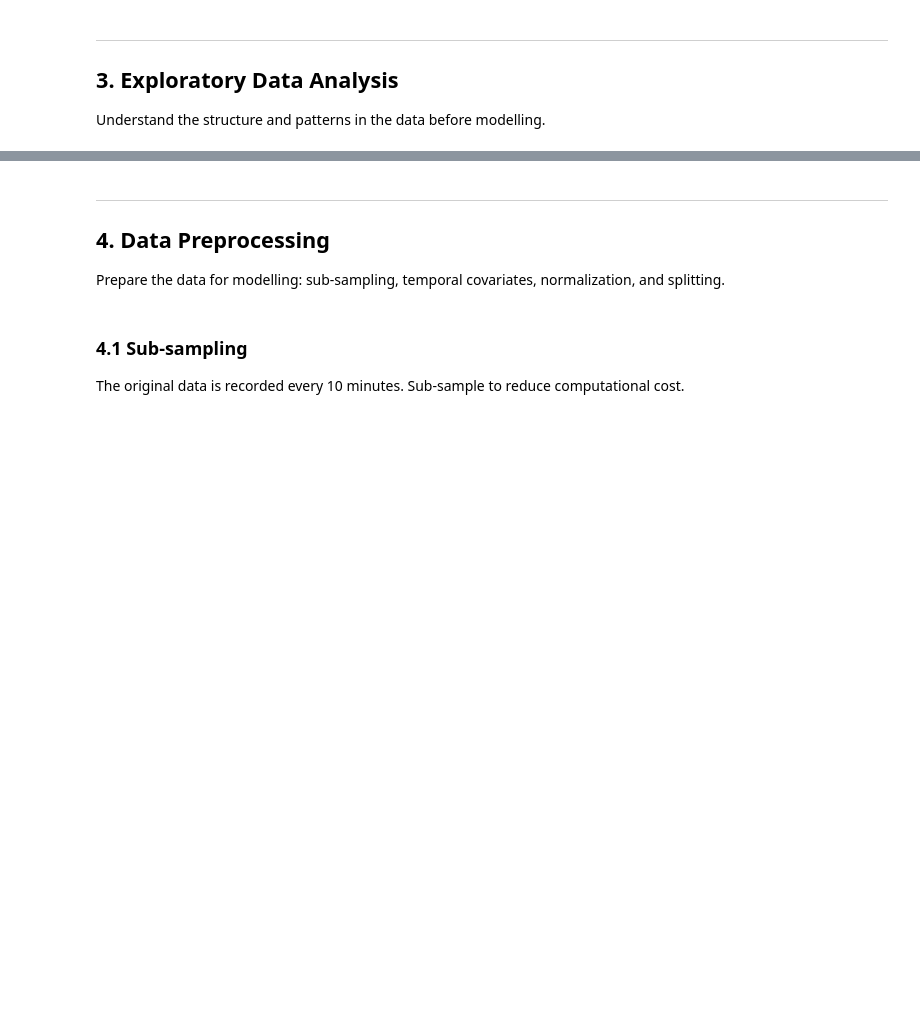
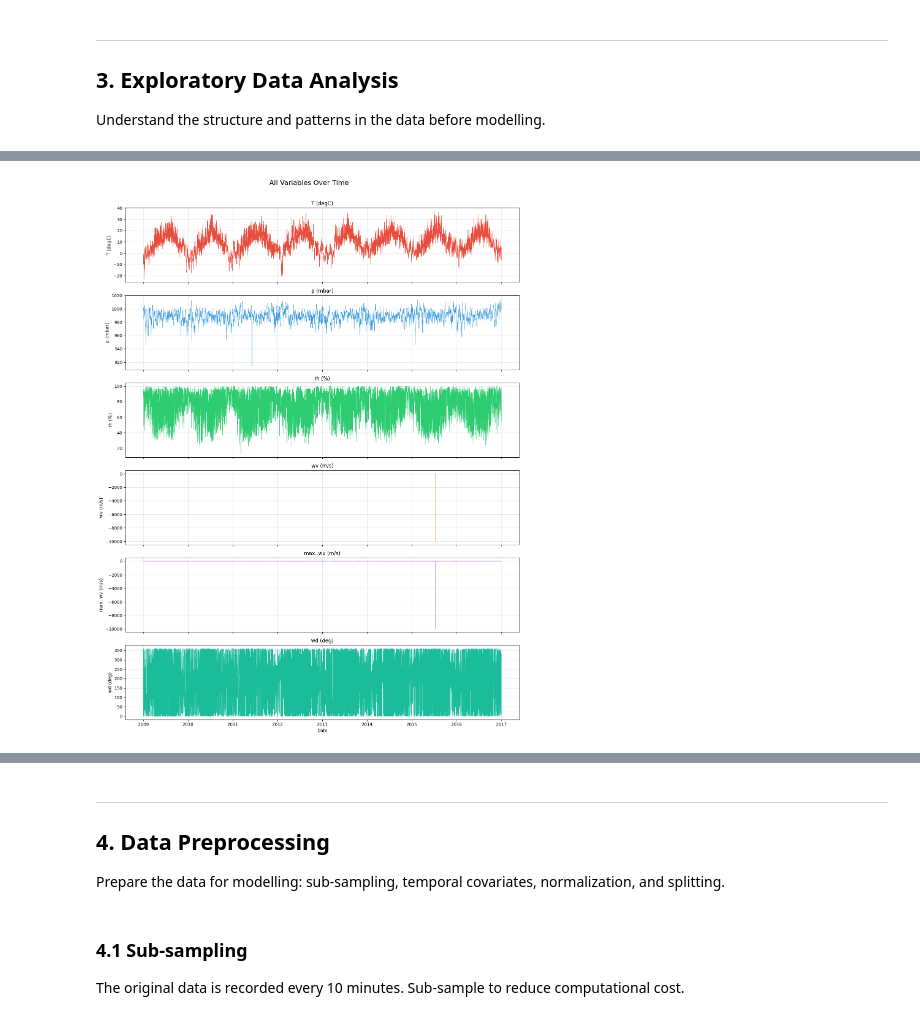
Before and after one commit to dudocas12/Advanced-Time-Series-Forecasting-Optimization-and-Explainability, a Jupyter notebook: main.ipynb, the cells around one changed output, grey strips where cells are left out. Saved outputs shown, nothing was run; the diff lists cells and outputs as text; code cells hidden in the pictures; blank space fills up the shorter version.

```diff
--- a/main.ipynb
+++ b/main.ipynb
@@ -117,14 +164,13 @@ Load the Jena Climate dataset. Keep only the **required variables**:
 # %%
-# TODO: Select only the required columns
-# REQUIRED_COLS = ['Date Time', 'T (degC)', 'p (mbar)', 'rh (%)', 'wv (m/s)', 'max. wv (m/s)', 'wd (deg)']
-# TARGET_COL = 'T (degC)'
-# df = df_raw[REQUIRED_COLS].copy()
+REQUIRED_COLS = ['Date Time', 'T (degC)', 'p (mbar)', 'rh (%)', 'wv (m/s)', 'max. wv (m/s)', 'wd (deg)']
+TARGET_COL = 'T (degC)'
+df = df_raw[REQUIRED_COLS].copy()
 
-# TODO: Parse 'Date Time' as datetime
-# df['Date Time'] = pd.to_datetime(df['Date Time'])
-# df = df.set_index('Date Time')
+df['Date Time'] = pd.to_datetime(df['Date Time'], format='%d.%m.%Y %H:%M:%S')
+df = df.set_index('Date Time')
+df = df.sort_index()
 
-# TODO: Check for missing values, duplicates, anomalies
-# print(df.isnull().sum())
-# print(f"Duplicate timestamps: {df.index.duplicated().sum()}")
-# df.describe()
+
+print(df.isnull().sum())
+print(f"Duplicate timestamps: {df.index.duplicated().sum()}")
+df.describe()
@@ -153,0 +227,25 @@ Understand the structure and patterns in the data before modelling.
+# %%
+# Plot all input variables as subplots
+feature_cols = ['T (degC)', 'p (mbar)', 'rh (%)', 'wv (m/s)', 'max. wv (m/s)', 'wd (deg)']
+colors = ['#e74c3c', '#3498db', '#2ecc71', '#f39c12', '#9b59b6', '#1abc9c']
+
+fig, axes = plt.subplots(len(feature_cols), 1, figsize=(14, 3 * len(feature_cols)), sharex=True)
+
+for i, (col, color) in enumerate(zip(feature_cols, colors)):
+    axes[i].plot(df.index, df[col], linewidth=0.4, color=color)
+    axes[i].set_ylabel(col, fontsize=11)
+    axes[i].grid(True, alpha=0.3)
+    axes[i].set_title(col, fontsize=12)
+
+axes[-1].set_xlabel('Date')
+fig.suptitle('All Variables Over Time', fontsize=16, y=1.01)
+plt.tight_layout()
+plt.show()
+
+# Observations:
+# - Temperature and humidity show clear seasonal patterns
+# - Pressure is relatively stable with some short-term weather events
+# - Wind speed has sporadic spikes (potential outliers)
+# - Wind direction spans 0-360° as expected
+# %% [output]
+[figure, added]
```
Also changed, not shown: parts of 28 cells of this notebook, 3 other files.
